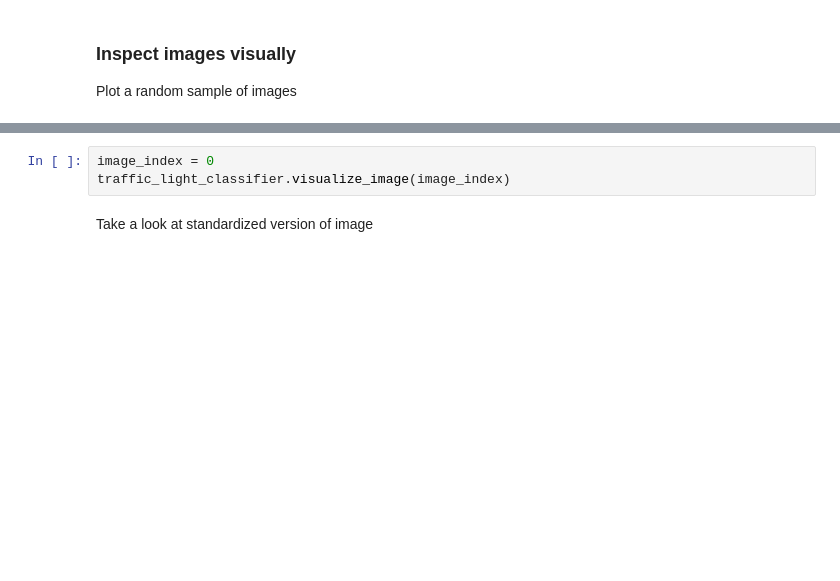
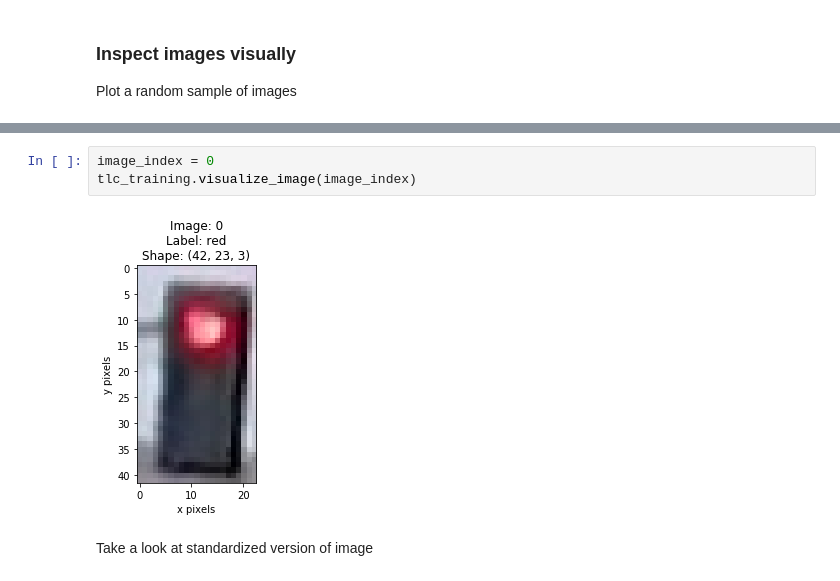
Before and after one commit to willhunt/traffic_light_classifier, a Jupyter notebook: notebook_traffic_light_classifier.ipynb, the cells around one changed output, grey strips where cells are left out. Cells and saved outputs as stored; diff of their text form; blank space fills up the shorter version.

```diff
--- a/notebook_traffic_light_classifier.ipynb
+++ b/notebook_traffic_light_classifier.ipynb
@@ -62,6 +64,8 @@ traffic_light_classifier.visualize_image_sample(n_plots=20, randomize=True)
 # %%
 image_index = 0
-traffic_light_classifier.visualize_image(image_index)
+tlc_training.visualize_image(image_index)
+# %% [output]
+[figure, added]
 # %% [markdown]
 Take a look at standardized version of image
 # %%
```
Also changed, not shown: parts of 14 cells of this notebook, 4 other files.
